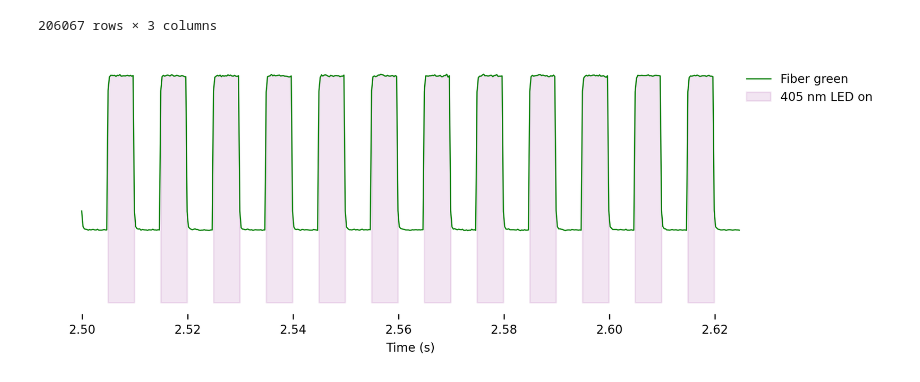
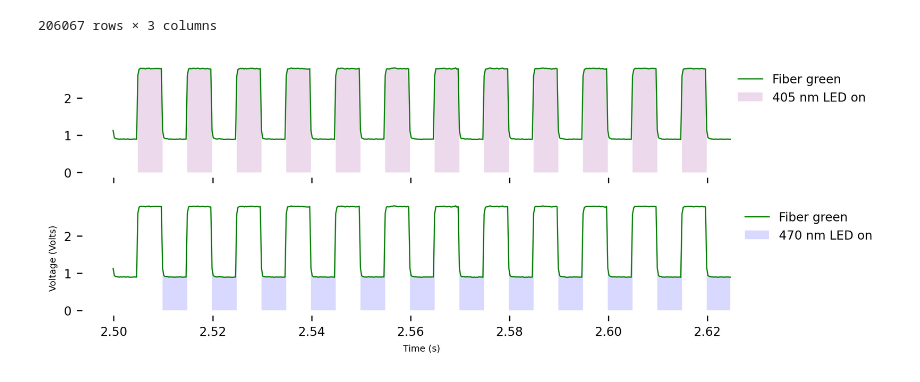
Before and after one commit to catalystneuro/dombeck-lab-to-nwb, a Jupyter notebook: src/dombeck_lab_to_nwb/azcorra2023/tutorials/azcorra2023_demo.ipynb, the cells around one changed output. Saved outputs shown, nothing was run; the diff lists cells and outputs as text; code cells hidden in the pictures.

```diff
--- a/src/dombeck_lab_to_nwb/azcorra2023/tutorials/azcorra2023_demo.ipynb
+++ b/src/dombeck_lab_to_nwb/azcorra2023/tutorials/azcorra2023_demo.ipynb
@@ -18,7 +18,7 @@ Reading is carried out using the [NWBHDF5IO](https://pynwb.readthedocs.io/en/sta
 from pynwb import NWBHDF5IO
 
 # The file path to a .nwb file
-nwbfile_path = "/Volumes/LaCie/CN_GCP/Dombeck/nwbfiles/20200129-0002.nwb"
+nwbfile_path = "/Volumes/LaCie/CN_GCP/Dombeck/nwbfiles/VGlut-A997-20200129-0002.nwb"
 io = NWBHDF5IO(path=nwbfile_path, mode="r", load_namespaces=True)
 nwbfile = io.read()
 
@@ -176,32 +204,43 @@ ttl_times
 # %%
 import pandas as pd
 from matplotlib import pyplot as plt
 
 # Prepare data for plotting
 data = fluorescence_green.data[10000:10500]
 timestamps = fluorescence_green.get_timestamps()[10000:10500]
 
 # Add events during selected time
 airpuff_events = events[events["event_type"] == 3]
 event_times = airpuff_events[(airpuff_events["timestamp"] > 2.5 ) & (airpuff_events["timestamp"] <= 2.6)]["timestamp"]
 
-fig, ax = plt.subplots(figsize=(8, 3), dpi=300)
+fig, ax = plt.subplots(nrows=2, ncols=1, figsize=(8, 3), dpi=300, sharex=True)
 
-ax.plot(timestamps, data, color="green", linewidth=0.8)
+ax[0].plot(timestamps, data, color="green", linewidth=0.8)
 
 ttl_0 = ttl_times[ttl_times["ttl_type"] == 0]
 violet_illumination_times = ttl_0[(ttl_0["timestamp"] > 2.5 ) & (ttl_0["timestamp"] <= 2.62)]
 for illumination_onset in violet_illumination_times["timestamp"]:
     fill_end = illumination_onset + 0.005
-    plt.fill_between(timestamps, data, where=(timestamps >= illumination_onset) & (timestamps <= fill_end), color='purple', alpha=0.1)
+    ax[0].fill_between(timestamps, data, where=(timestamps >= illumination_onset) & (timestamps <= fill_end), color='purple', edgecolor='none', alpha=0.15)
 
-ax.yaxis.set_visible(False)
-ax.set_frame_on(False)
+ax[1].plot(timestamps, data, color="green", linewidth=0.8)
 
-plt.xlabel('Time (s)', fontsize=8)
+ttl_1 = ttl_times[ttl_times["ttl_type"] == 1]
+blue_illumination_times = ttl_1[(ttl_1["timestamp"] > 2.5 ) & (ttl_1["timestamp"] <= 2.62)]
+for illumination_onset in blue_illumination_times["timestamp"]:
+    fill_end = illumination_onset + 0.005
+    ax[1].fill_between(timestamps, data, where=(timestamps >= illumination_onset) & (timestamps <= fill_end), color='blue', edgecolor='none', alpha=0.15)
+
+ax[0].set_frame_on(False)
+ax[1].set_frame_on(False)
+ax[0].legend(["Fiber green", "405 nm LED on"], frameon=False, bbox_to_anchor=(.95, 1), loc='upper left', prop={'size': 8})
+ax[1].legend(["Fiber green", "470 nm LED on"], frameon=False, bbox_to_anchor=(.96, 1), loc='upper left', prop={'size': 8})
+ax[1].tick_params(axis='y', labelsize=8)
+ax[0].tick_params(axis='y', labelsize=8)
+
+plt.xlabel('Time (s)', fontsize=6)
+plt.ylabel('Voltage (Volts)', fontsize=6)
 plt.tick_params(axis='x', labelsize=8)
-plt.legend(["Fiber green", "405 nm LED on"], frameon=False, bbox_to_anchor=(.95, 1), loc='upper left', prop={'size': 8})
-plt.tight_layout()
 plt.show()
 # %% [output]
-[figure, old version]
+[figure, new version]
```
Also changed, not shown: parts of 22 cells of this notebook.
